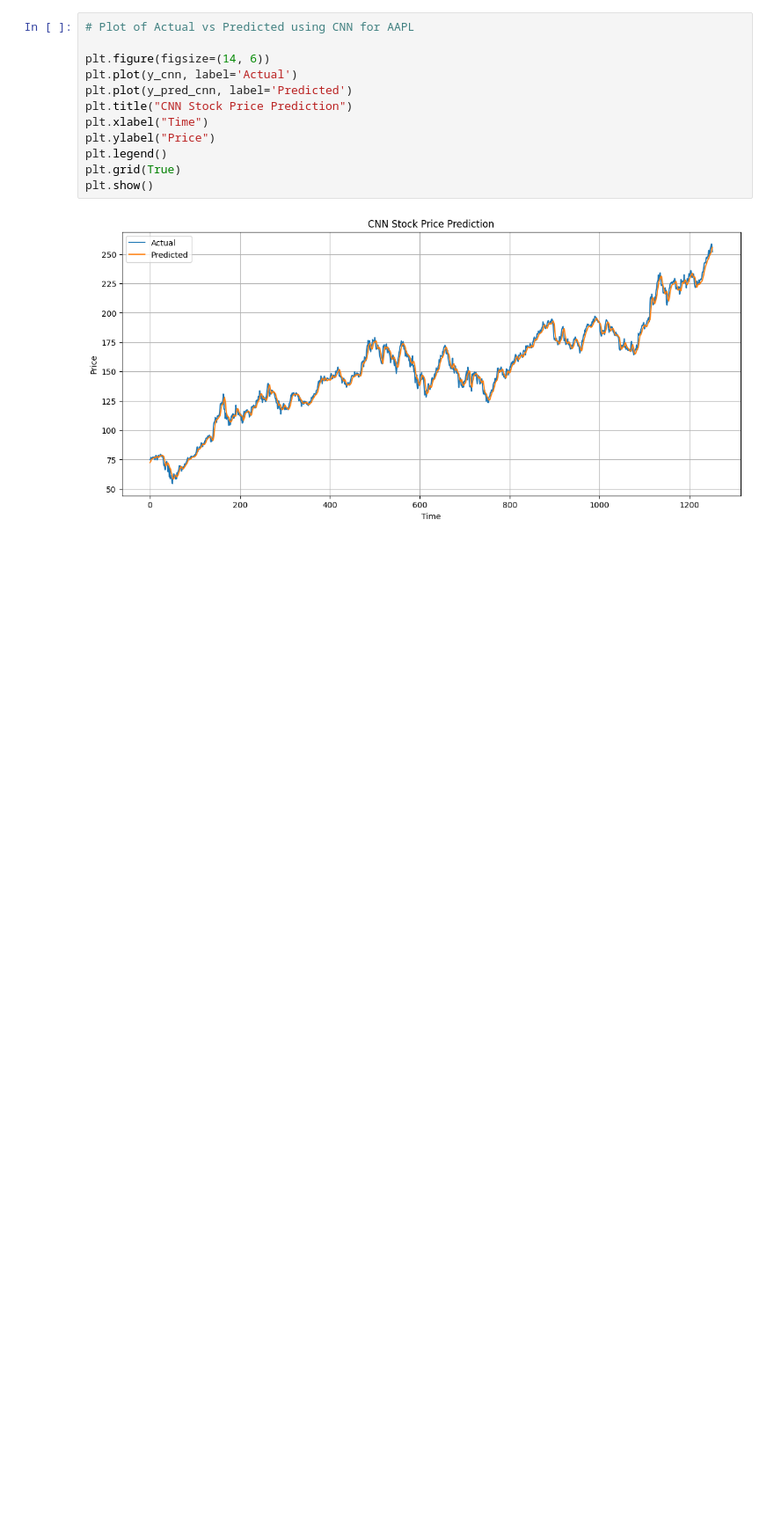
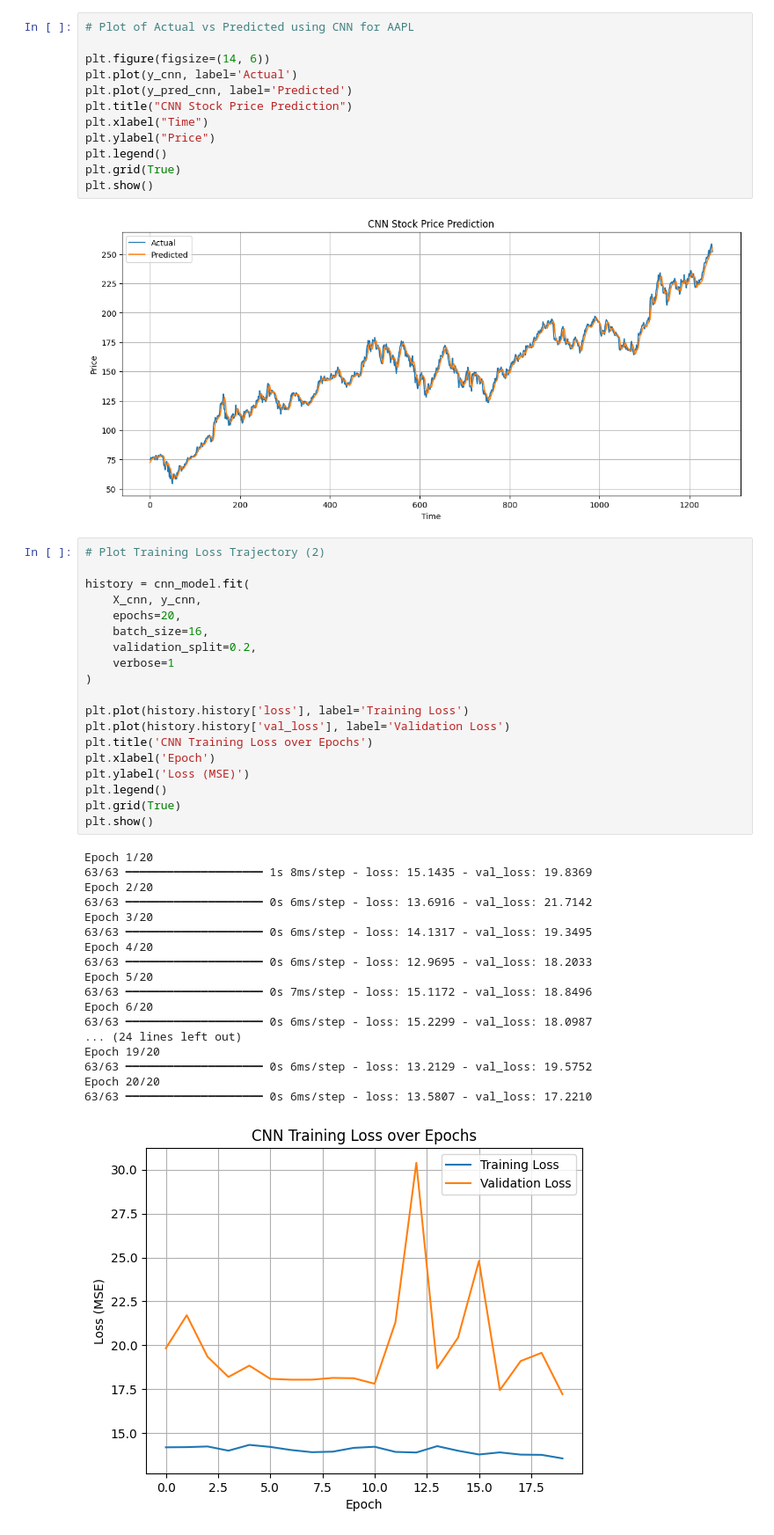
Before and after one commit to gceffi/AI-Stock-Predictor, a Jupyter notebook: StockMarket.ipynb, the cells around one changed output. Shown at 88% size. Saved outputs shown, nothing was run; the diff lists cells and outputs as text; blank space fills up the shorter version.

Commit message:
Added the plots for the training loss trajectory

```diff
--- a/StockMarket.ipynb
+++ b/StockMarket.ipynb
@@ -146,3 +146,41 @@ plt.grid(True)
 plt.show()
 # %% [output]
 [figure]
+# %%
+# Plot Training Loss Trajectory (2)
+
+history = cnn_model.fit(
+    X_cnn, y_cnn,
+    epochs=20,
+    batch_size=16,
+    validation_split=0.2,
+    verbose=1
+)
+
+plt.plot(history.history['loss'], label='Training Loss')
+plt.plot(history.history['val_loss'], label='Validation Loss')
+plt.title('CNN Training Loss over Epochs')
+plt.xlabel('Epoch')
+plt.ylabel('Loss (MSE)')
+plt.legend()
+plt.grid(True)
+plt.show()
+# %% [output]
+Epoch 1/20
+63/63 ━━━━━━━━━━━━━━━━━━━━ 1s 8ms/step - loss: 15.1435 - val_loss: 19.8369
+Epoch 2/20
+63/63 ━━━━━━━━━━━━━━━━━━━━ 0s 6ms/step - loss: 13.6916 - val_loss: 21.7142
+Epoch 3/20
+63/63 ━━━━━━━━━━━━━━━━━━━━ 0s 6ms/step - loss: 14.1317 - val_loss: 19.3495
+Epoch 4/20
+63/63 ━━━━━━━━━━━━━━━━━━━━ 0s 6ms/step - loss: 12.9695 - val_loss: 18.2033
+Epoch 5/20
+63/63 ━━━━━━━━━━━━━━━━━━━━ 0s 7ms/step - loss: 15.1172 - val_loss: 18.8496
+Epoch 6/20
+63/63 ━━━━━━━━━━━━━━━━━━━━ 0s 6ms/step - loss: 15.2299 - val_loss: 18.0987
+... (24 lines left out)
+Epoch 19/20
+63/63 ━━━━━━━━━━━━━━━━━━━━ 0s 6ms/step - loss: 13.2129 - val_loss: 19.5752
+Epoch 20/20
+63/63 ━━━━━━━━━━━━━━━━━━━━ 0s 6ms/step - loss: 13.5807 - val_loss: 17.2210
+[figure, added]
```
Also changed, not shown: parts of 1 cell of this notebook.
